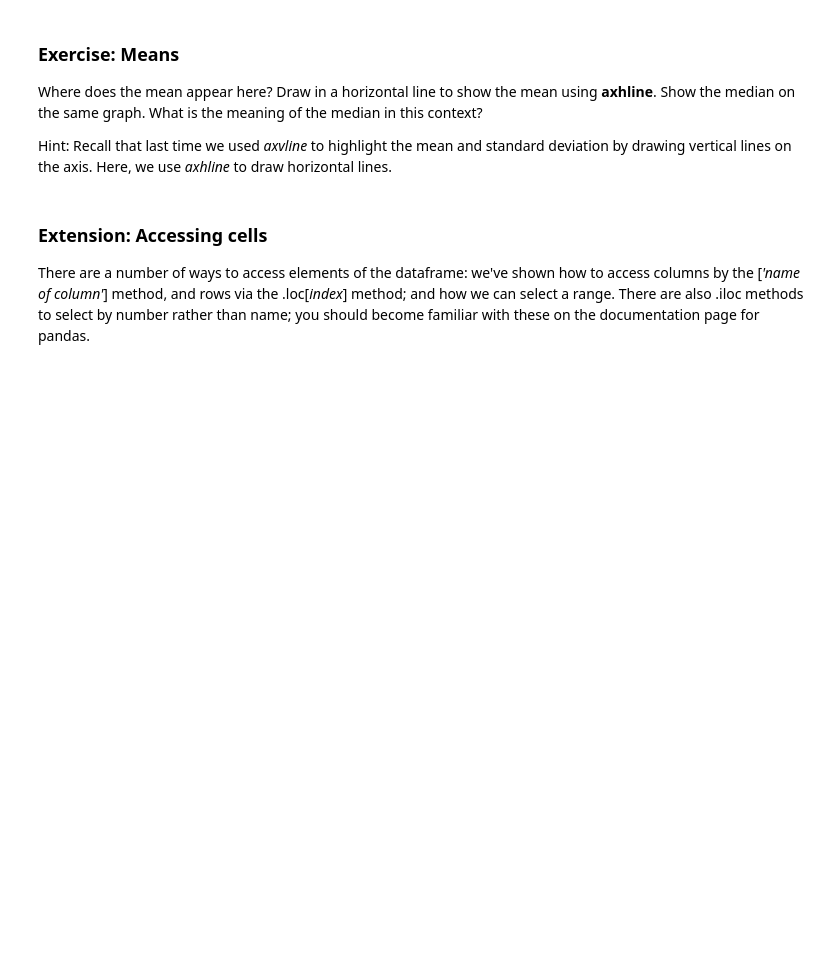
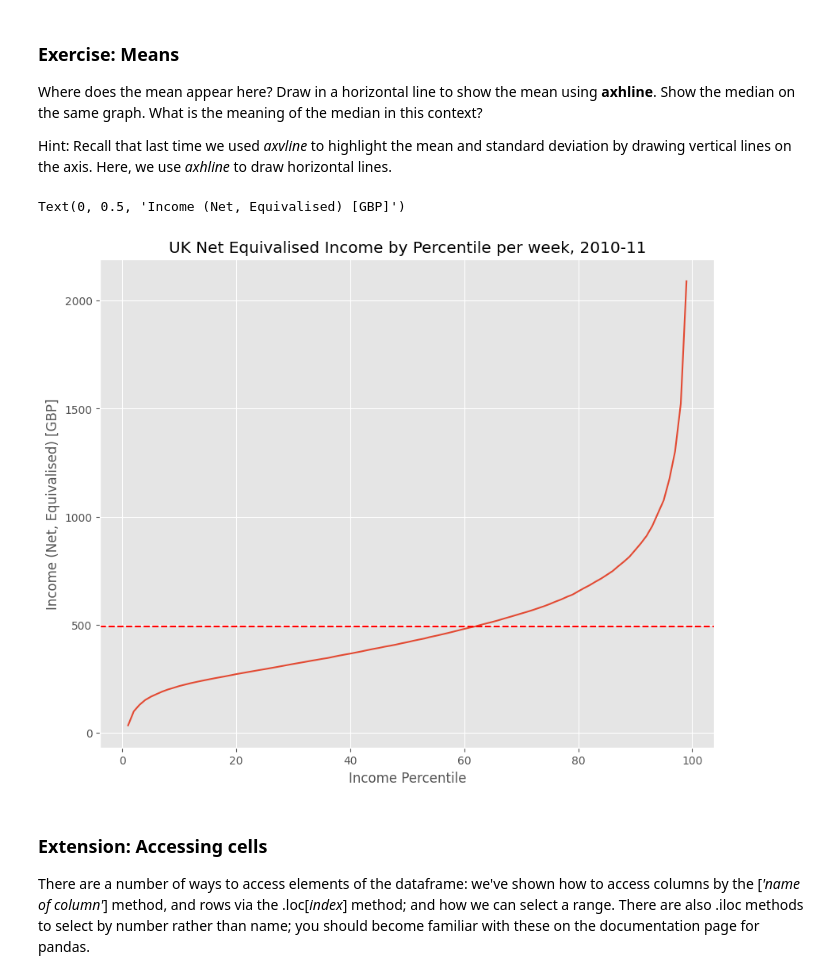
Before and after one commit to Kate823-jjj/QM-1, a Jupyter notebook: notebooks/W02. Pandas.ipynb, the cells around one changed output. Cells and saved outputs as stored; diff of their text form; code cells hidden in the pictures; blank space fills up the shorter version.

```diff
--- a/notebooks/W02. Pandas.ipynb
+++ b/notebooks/W02. Pandas.ipynb
@@ -211,6 +219,16 @@ We see a curve that is pretty linear in the middle region, but curves rapidly up
 Where does the mean appear here? Draw in a horizontal line to show the mean using **axhline**. Show the median on the same graph. What is the meaning of the median in this context?
 
 Hint: Recall that last time we used *axvline* to highlight the mean and standard deviation by drawing vertical lines on the axis. Here, we use *axhline* to draw horizontal lines.
+# %%
+mean_income = income['Net equivalised household income in 2010-11, week'].mean()
+ax = income['Net equivalised household income in 2010-11, week'].plot()
+ax.axhline(mean_income, color='red', linestyle='--', label=f'Mean: {mean_income:.2f}')  # Format to 2 decimal places
+plt.title('UK Net Equivalised Income by Percentile per week, 2010-11')
+plt.xlabel('Income Percentile')
+plt.ylabel('Income (Net, Equivalised) [GBP]')
+# %% [output]
+Text(0, 0.5, 'Income (Net, Equivalised) [GBP]')
+[figure, added]
 # %% [markdown]
 ### Extension: Accessing cells
 
```
Also changed, not shown: parts of 16 cells of this notebook.
